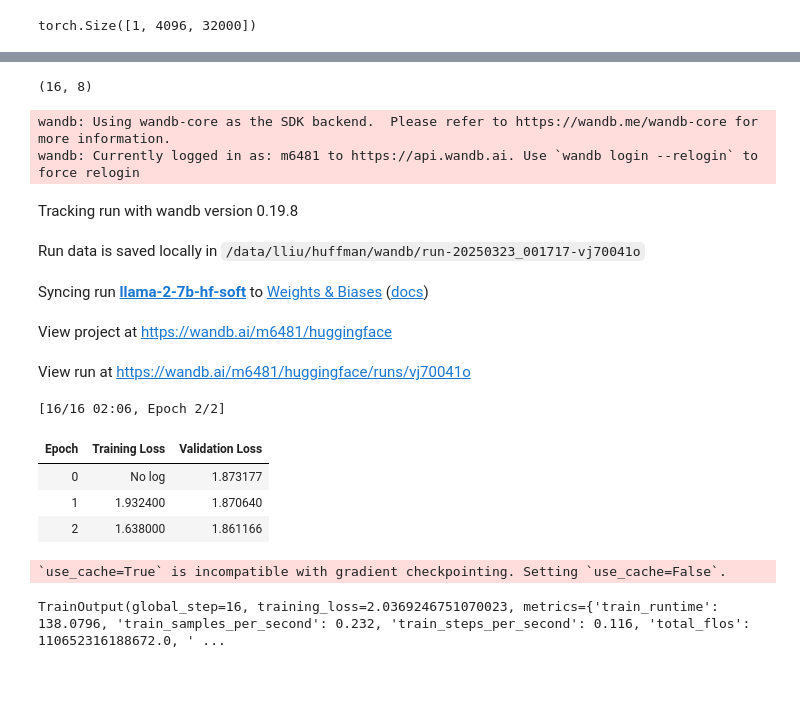
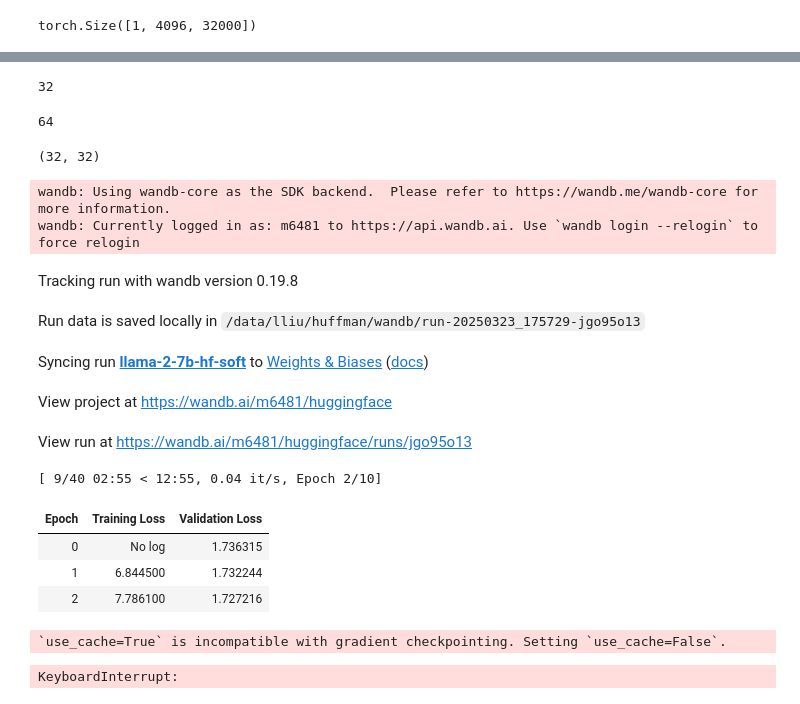
Before and after one commit to xuzukang/NoWag, a Jupyter notebook: test_train.ipynb, the cells around one changed output, grey strips where cells are left out. Cells and saved outputs as stored; diff of their text form; code cells hidden in the pictures.

```diff
--- a/test_train.ipynb
+++ b/test_train.ipynb
@@ -21,7 +20,7 @@ os.environ["CUDA_LAUNCH_BLOCKING"] = "1"
 # torch.distributed.init_process_group(backend='nccl')
 # %%
 #config
-ft_n_train = 128
+ft_n_train = 32
 ft_n_val = 32
 ft_dataset = "pajama"
 base_model = "meta-llama/Llama-2-7b-hf"
@@ -49,12 +52,14 @@ def calculate_logits(model: llama.LlamaForCausalLM, devset, batch_size):
                          batch_size].cuda())['logits'].cpu())
     logits = torch.concat(logits, dim=0)
     return logits
+
+overall_out = calculate_logits(orig_model,overall_data, 8)
 # %%
-if os.path.exists(cache_logits_path):
-    overall_out = torch.load(cache_logits_path)
-else:
-    overall_out = calculate_logits(orig_model,overall_data, batch_size)
-    torch.save(overall_out, cache_logits_path)
+# if os.path.exists(cache_logits_path):
+#     overall_out = torch.load(cache_logits_path)
+# else:
+#     overall_out = calculate_logits(orig_model,overall_data, batch_size)
+#     torch.save(overall_out, cache_logits_path)
 # %%
 overall_out.shape
 # %% [output]
@@ -187,10 +172,18 @@ def make_datasets(X:torch.FloatTensor, Y:torch.FloatTensor, n_val:int) -> Tuple[
     return train_ds, valid_ds
 
 traindataset, validdataset = make_datasets(overall_data, overall_out, ft_n_val)
+# %%
+print(ft_n_val)
+# %% [output]
+32
+# %%
+print(len(overall_data))
+# %% [output]
+64
 # %%
 len(traindataset), len(validdataset)
 # %% [output]
-(16, 8)
+(32, 32)
 # %%
 #train the model on the dataset with transformers trainer
 
@@ -198,50 +191,50 @@ trainer = transformers.Trainer(
     model=model,
     args=transformers.TrainingArguments(
         per_device_train_batch_size=per_device_train_batch_size,
-        gradient_accumulation_steps=1,
+        gradient_accumulation_steps=4,
         gradient_checkpointing=True,
         fp16=True,
         logging_steps=1,
         output_dir="./output",
-        num_train_epochs=2,
+        num_train_epochs=10,
         save_total_limit=3,
         evaluation_strategy="epoch",
         save_strategy="epoch",
         # eval_steps=100,
         # per_device_train_batch_size=32,
         load_best_model_at_end=True,
         #add a tqdm progress bar
         #set the lr to 1e-5
-        learning_rate=1e-5,
-        warmup_steps=100,
-        lr_scheduler_type="cosine_with_restarts",
-        lr_scheduler_kwargs={"num_cycles": 5},
-        dataloader_pin_memory=False,
+        learning_rate=1e-6,
+        #constat lr
+        lr_scheduler_type="constant",
+        # warmup_steps=100,
+        dataloader_pin_memory=True,
         #set the logging dir to ./logs
         logging_dir="./logs",
         #log to wandb
         report_to="wandb",
         run_name="llama-2-7b-hf-soft",
         eval_on_start = True,
     ),
     train_dataset=traindataset,
     eval_dataset=validdataset,
     compute_loss_func=custom_kld_loss,
 )
 
 trainer.train()
 # %% [output]
 wandb: Using wandb-core as the SDK backend.  Please refer to https://wandb.me/wandb-core for more information.
 wandb: Currently logged in as: m6481 to https://api.wandb.ai. Use `wandb login --relogin` to force relogin
 Tracking run with wandb version 0.19.8
-Run data is saved locally in /data/lliu/huffman/wandb/run-20250323_001717-vj70041o
+Run data is saved locally in /data/lliu/huffman/wandb/run-20250323_175729-jgo95o13
 Syncing run llama-2-7b-hf-soft to Weights & Biases (docs)
 View project at https://wandb.ai/m6481/huggingface
-View run at https://wandb.ai/m6481/huggingface/runs/vj70041o
+View run at https://wandb.ai/m6481/huggingface/runs/jgo95o13
-[16/16 02:06, Epoch 2/2]
+[ 9/40 02:55 < 12:55, 0.04 it/s, Epoch 2/10]
 | Epoch | Training Loss | Validation Loss |
-| 0 | No log | 1.873177 |
-| 1 | 1.932400 | 1.870640 |
-| 2 | 1.638000 | 1.861166 |
+| 0 | No log | 1.736315 |
+| 1 | 6.844500 | 1.732244 |
+| 2 | 7.786100 | 1.727216 |
 `use_cache=True` is incompatible with gradient checkpointing. Setting `use_cache=False`.
-TrainOutput(global_step=16, training_loss=2.0369246751070023, metrics={'train_runtime': 138.0796, 'train_samples_per_second': 0.232, 'train_steps_per_second': 0.116, 'total_flos': 110652316188672.0, ' ...
+KeyboardInterrupt:
```
Also changed, not shown: parts of 18 cells of this notebook, 39 other files.
